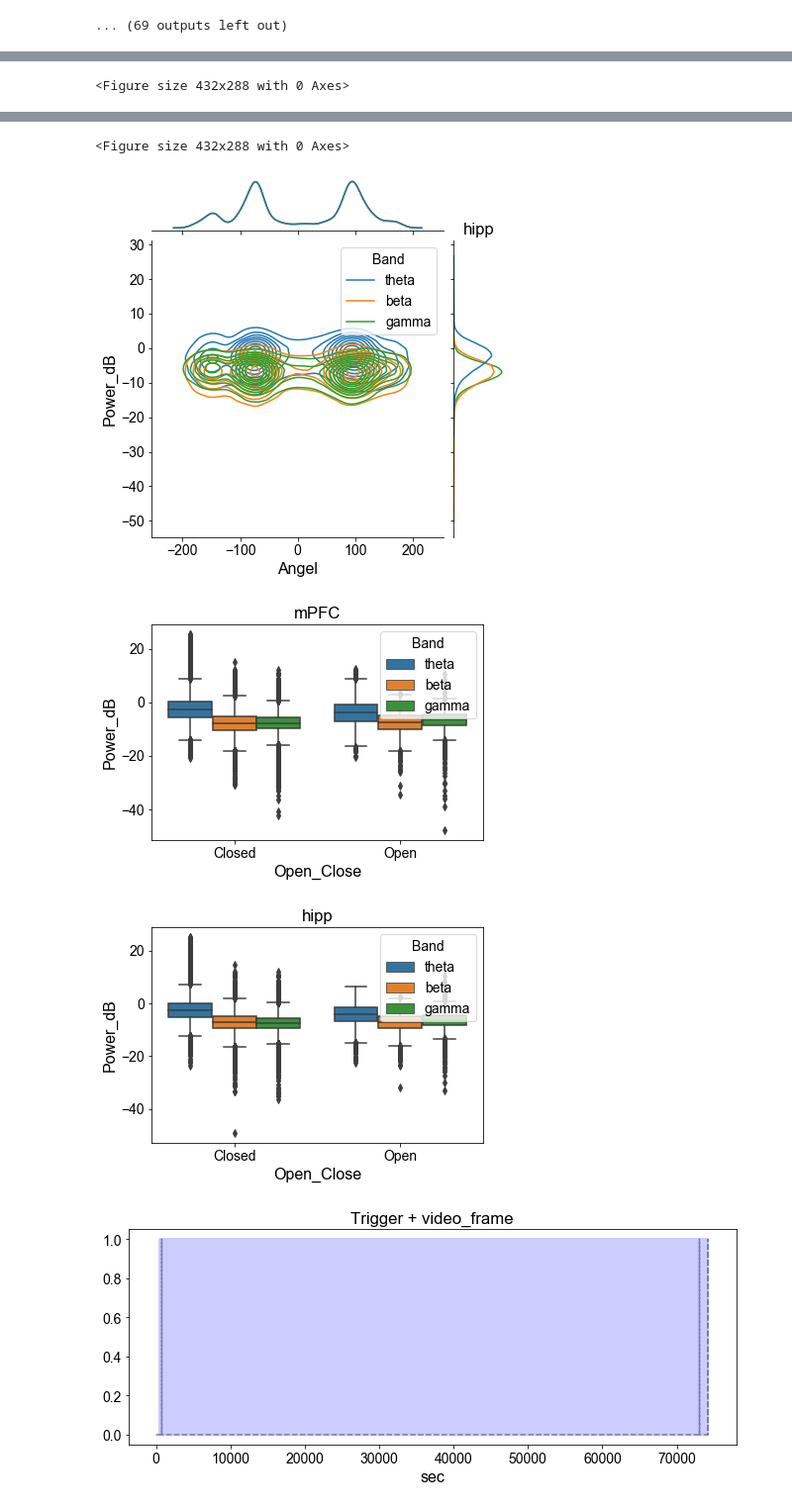
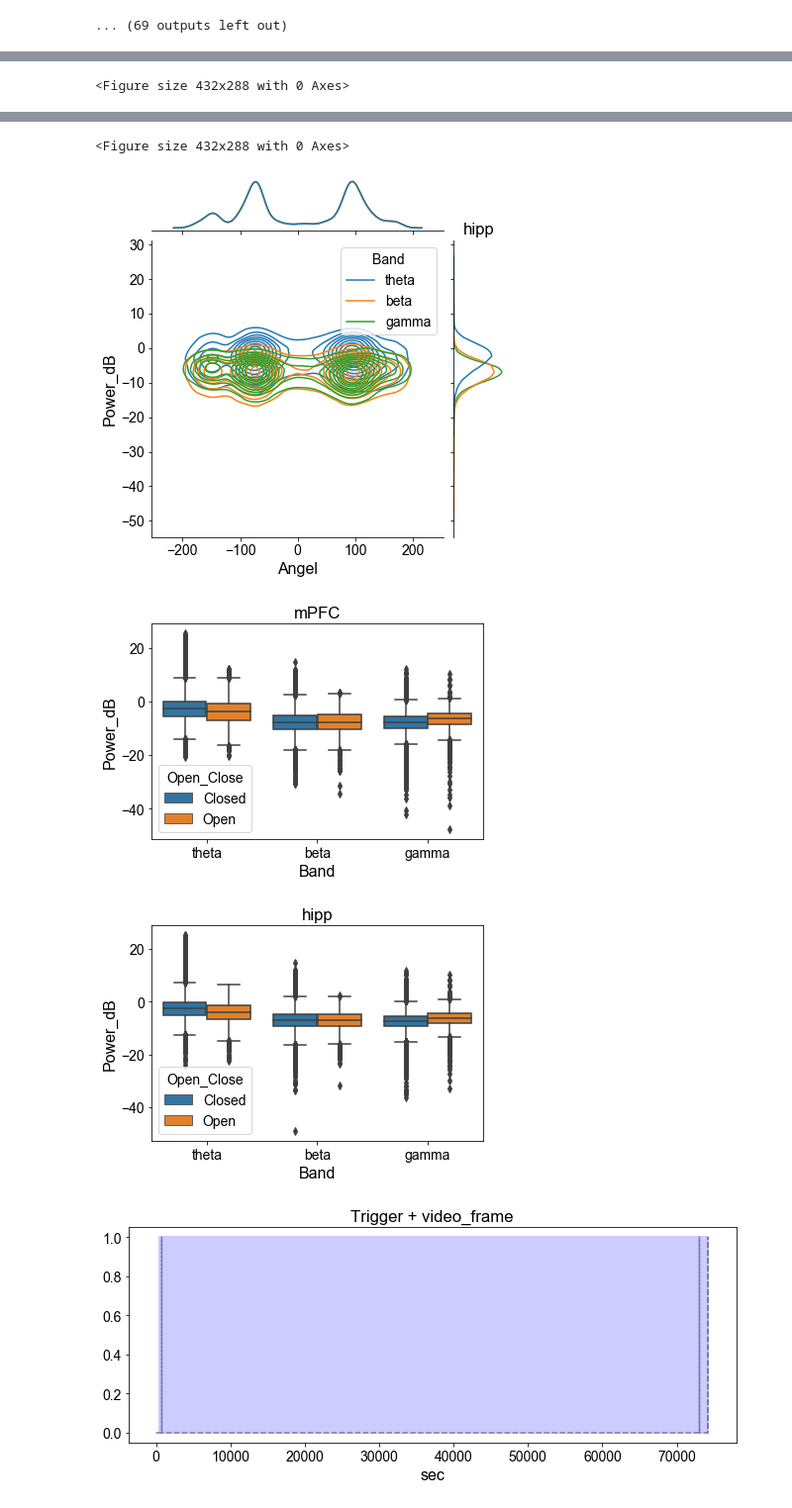
Before and after one commit to rezaie99/lfp_processing, a Jupyter notebook: notebook/preprocess_LFP_data.ipynb, the cells around one changed output, grey strips where cells are left out. Shown at 99% size. Saved outputs shown, nothing was run; the diff lists cells and outputs as text; code cells hidden in the pictures.

```diff
--- a/notebook/preprocess_LFP_data.ipynb
+++ b/notebook/preprocess_LFP_data.ipynb
@@ -373,9 +373,9 @@ def stat_compare_lfp_power_vs_loc(dataset, brain_area_1 = [0], brain_area_2 = [0
         data = pd.concat(data_list)
         plt.figure()
         sb.boxplot(data = data,
-                   x = 'Open_Close',
+                   x = 'Band',
                    y ='Power_dB',
-                   hue ='Band')
+                   hue ='Open_Close')
         plt.title(name)
 
 
@@ -724,7 +724,7 @@ Designing a one-pass, zero-phase, non-causal bandpass filter:
 ... (69 outputs left out)
 # %%
 #compare the power when
-#plot_compare(arena_data, ezm_data)
+plot_compare(ezm_data, ezm_data)
 
 
 # Compare power vs location (hue: frq band)
@@ -763,7 +765,7 @@ plot_compare_fire_rate_vs_loc(ezm_data,
 <Figure size 432x288 with 0 Axes>
-[figure, old version]
-[figure, old version]
-[figure, old version]
+[figure, new version]
+[figure, added]
+[figure, added]
 # %%
 plot_event   (ezm_data)
 plot_spectrum(ezm_data, channel_list = [0,1])
```
Also changed, not shown: parts of 2 cells of this notebook.
